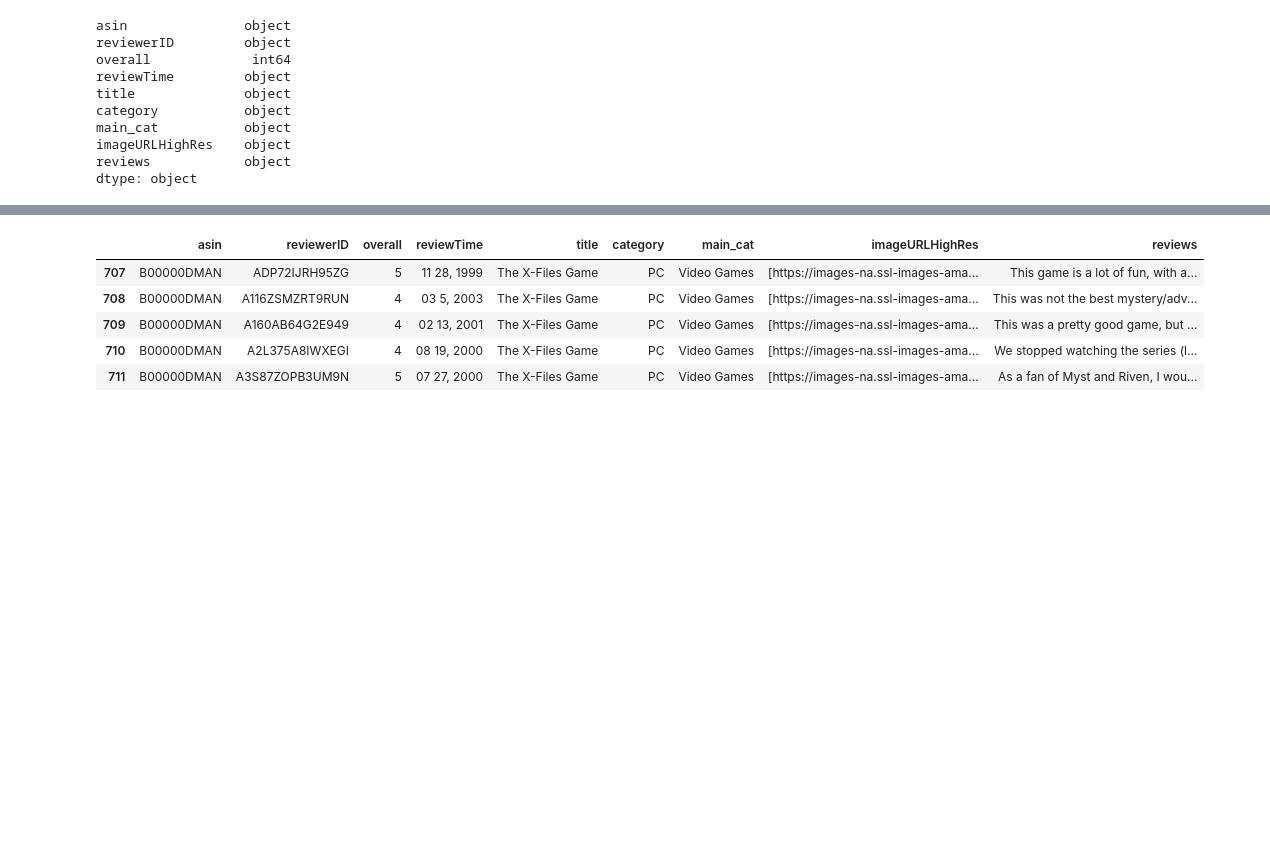
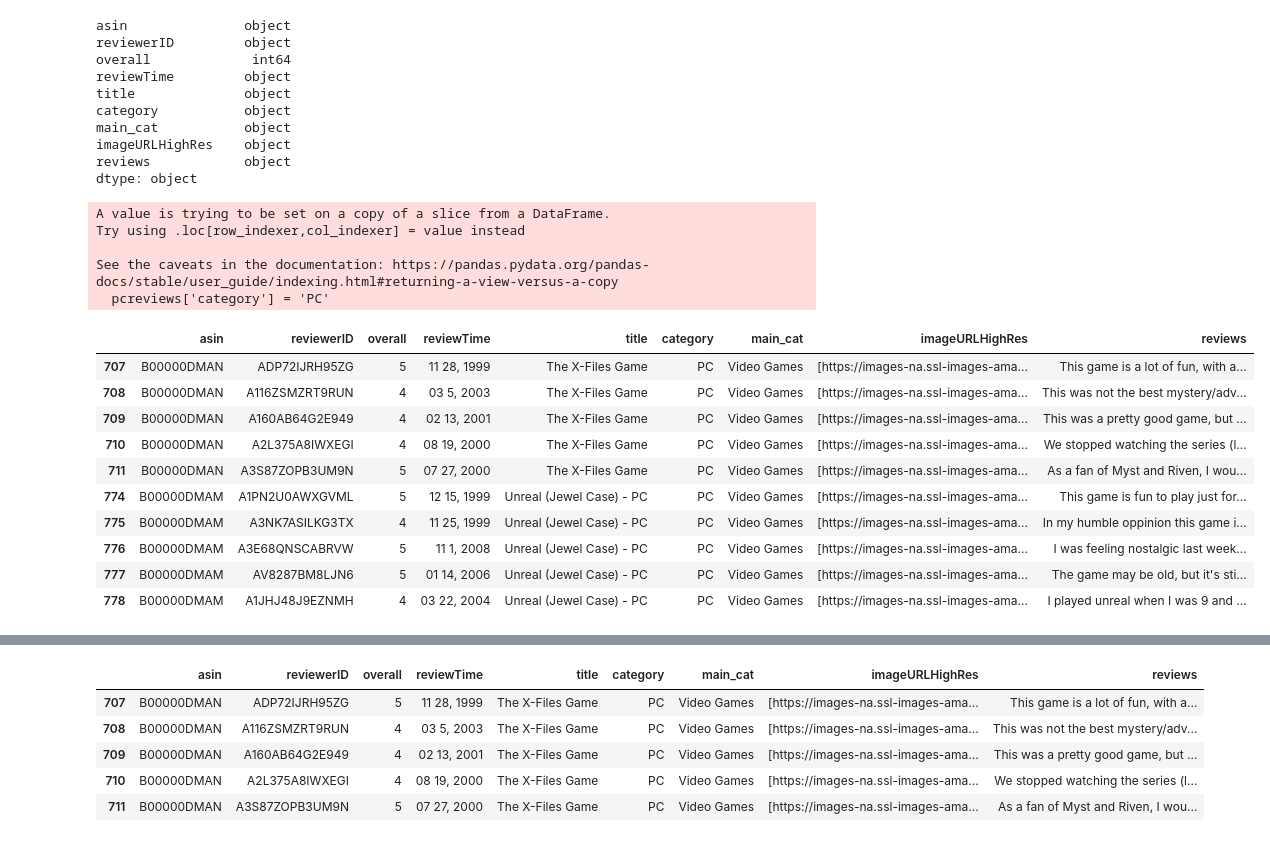
Before and after one commit to DimitrisFot/Amazon-Game-Reviews-Analysis, a Jupyter notebook: Dataset Merge and Preprocessing .ipynb, the cells around one changed output, grey strips where cells are left out. Cells and saved outputs as stored; diff of their text form; code cells hidden in the pictures; blank space fills up the shorter version.

```diff
--- a/Dataset Merge and Preprocessing .ipynb
+++ b/Dataset Merge and Preprocessing .ipynb
@@ -4,9 +4,9 @@ import pandas as pd
 pd.set_option('display.max_rows', 400)
 pd.set_option('display.max_colwidth', 100)
 # %%
-reviews = pd.read_json('Video_Gamesnew.json', lines = True)
+reviews = pd.read_json(r'C:\Users\dfota\OneDrive\Έγγραφα\Thesis Project\Amazon-Game-Reviews-Analysis\Data\Video_Games.json', lines = True)
 # %%
-metadata = pd.read_json('meta_Video_Games.json', lines = True)
+metadata = pd.read_json(r'C:\Users\dfota\OneDrive\Έγγραφα\Thesis Project\Amazon-Game-Reviews-Analysis\Data\meta_Video_Games.json', lines = True)
 # %%
 reviews_metadata = reviews[['asin','reviewerID','overall','reviewTime', 'summary', 'reviewText']].merge(metadata[['asin', 'title', 'category', 'main_cat', 'imageURLHighRes']], on='asin', how='inner')
 # %%
@@ -90,6 +90,24 @@ dtype: object
 # %%
 reviews_metadata['category'] = pd.Series(reviews_metadata['category'], dtype='string')
 # %%
-#pcreviews = reviews_metadata[reviews_metadata.category.apply(lambda x: x == "['Video Games', 'PC', 'Games', '</span></span></span>']" )]
-#pcreviews.shape
+pcreviews = reviews_metadata[reviews_metadata.category.apply(lambda x: x == "['Video Games', 'PC', 'Games', '</span></span></span>']" )]
+pcreviews['category'] = 'PC'
+pcreviews.head(10)
+# %% [output]
+A value is trying to be set on a copy of a slice from a DataFrame.
+Try using .loc[row_indexer,col_indexer] = value instead
+
+See the caveats in the documentation: https://pandas.pydata.org/pandas-docs/stable/user_guide/indexing.html#returning-a-view-versus-a-copy
+  pcreviews['category'] = 'PC'
+|  | asin | reviewerID | overall | reviewTime | title | category | main_cat | imageURLHighRes | reviews |
+| 707 | B00000DMAN | ADP72IJRH95ZG | 5 | 11 28, 1999 | The X-Files Game | PC | Video Games | [https://images-na.ssl-images-ama... | This game is a lot of fun, with a... |
+| 708 | B00000DMAN | A116ZSMZRT9RUN | 4 | 03 5, 2003 | The X-Files Game | PC | Video Games | [https://images-na.ssl-images-ama... | This was not the best mystery/adv... |
+| 709 | B00000DMAN | A160AB64G2E949 | 4 | 02 13, 2001 | The X-Files Game | PC | Video Games | [https://images-na.ssl-images-ama... | This was a pretty good game, but ... |
+| 710 | B00000DMAN | A2L375A8IWXEGI | 4 | 08 19, 2000 | The X-Files Game | PC | Video Games | [https://images-na.ssl-images-ama... | We stopped watching the series (l... |
+| 711 | B00000DMAN | A3S87ZOPB3UM9N | 5 | 07 27, 2000 | The X-Files Game | PC | Video Games | [https://images-na.ssl-images-ama... | As a fan of Myst and Riven, I wou... |
+| 774 | B00000DMAM | A1PN2U0AWXGVML | 5 | 12 15, 1999 | Unreal (Jewel Case) - PC | PC | Video Games | [https://images-na.ssl-images-ama... | This game is fun to play just for... |
+| 775 | B00000DMAM | A3NK7ASILKG3TX | 4 | 11 25, 1999 | Unreal (Jewel Case) - PC | PC | Video Games | [https://images-na.ssl-images-ama... | In my humble oppinion this game i... |
+| 776 | B00000DMAM | A3E68QNSCABRVW | 5 | 11 1, 2008 | Unreal (Jewel Case) - PC | PC | Video Games | [https://images-na.ssl-images-ama... | I was feeling nostalgic last week... |
+| 777 | B00000DMAM | AV8287BM8LJN6 | 5 | 01 14, 2006 | Unreal (Jewel Case) - PC | PC | Video Games | [https://images-na.ssl-images-ama... | The game may be old, but it's sti... |
+| 778 | B00000DMAM | A1JHJ48J9EZNMH | 4 | 03 22, 2004 | Unreal (Jewel Case) - PC | PC | Video Games | [https://images-na.ssl-images-ama... | I played unreal when I was 9 and ... |
 # %%
```
Also changed, not shown: parts of 16 cells of this notebook, 4 other files.
